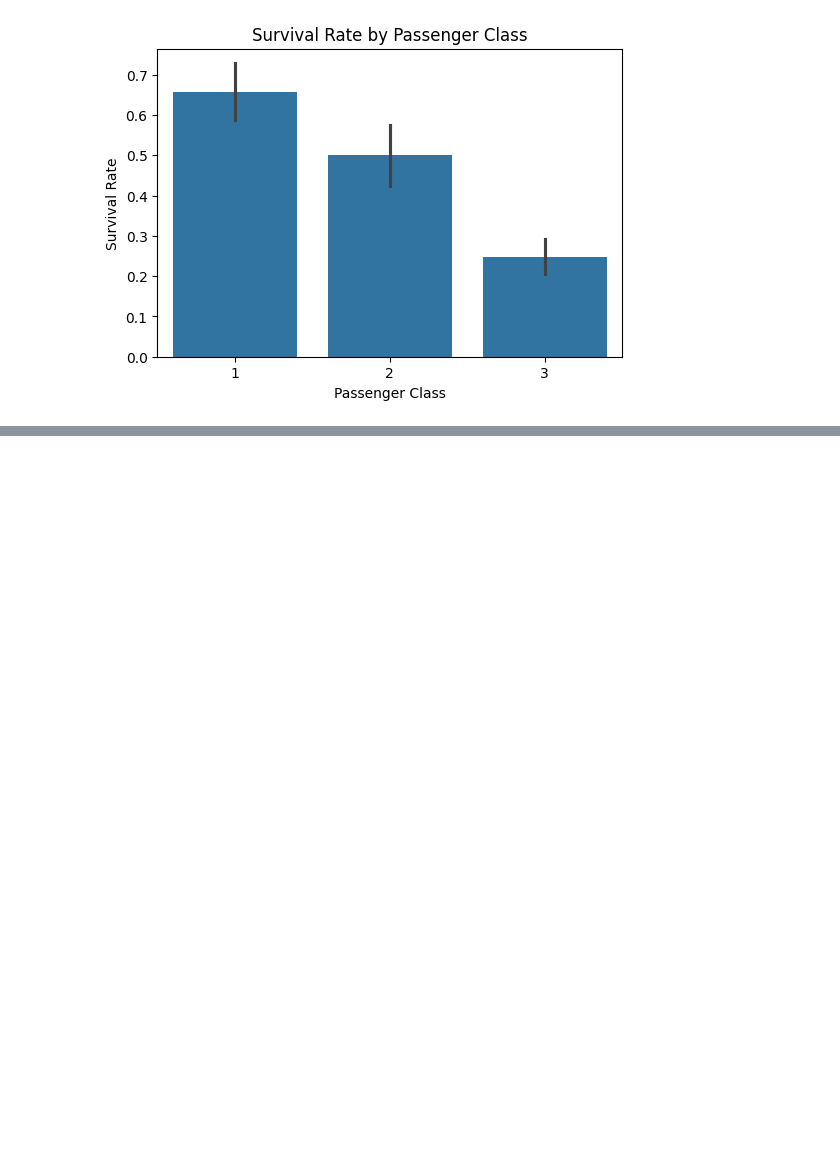
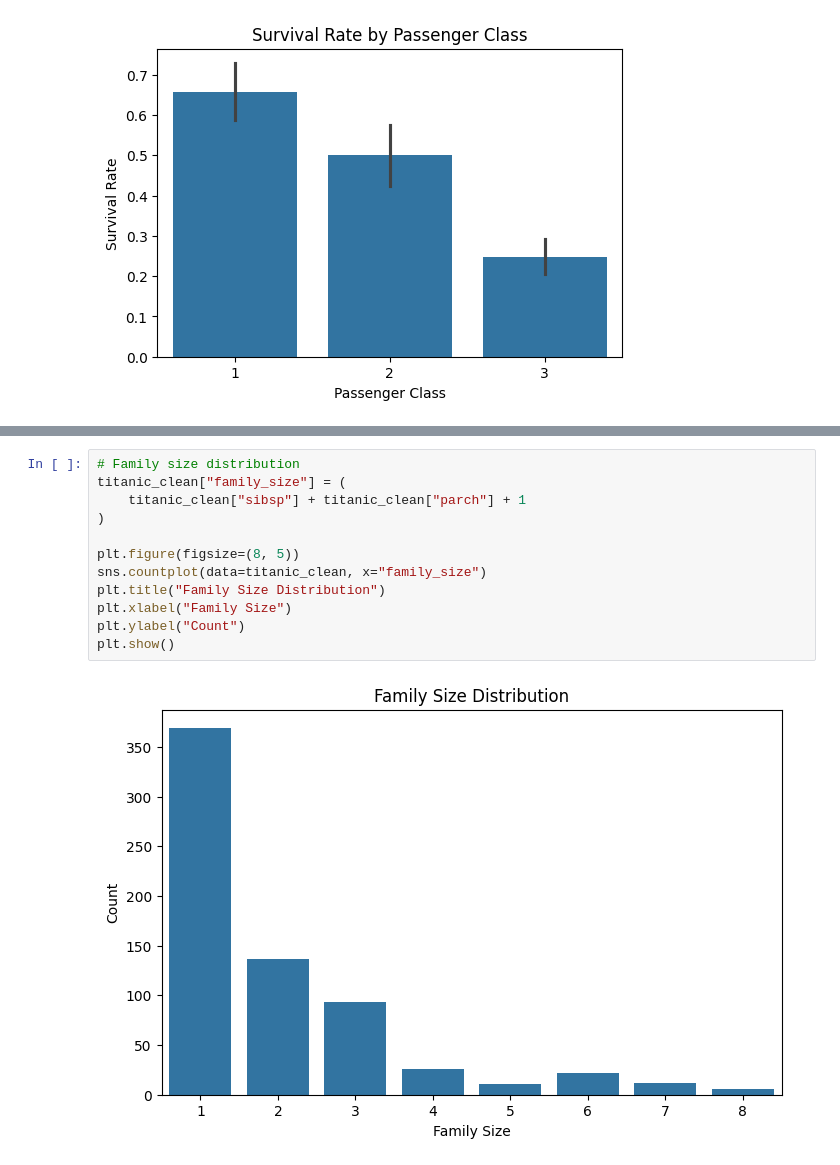
Before and after one commit to jaystingarcia-glitch/datafun-06-eda, a Jupyter notebook: jaystin_eda.ipynb, the cells around one changed output, grey strips where cells are left out. Cells and saved outputs as stored; diff of their text form; blank space fills up the shorter version.

```diff
--- a/jaystin_eda.ipynb
+++ b/jaystin_eda.ipynb
@@ -278,0 +299,14 @@ plt.show()
+# %%
+# Family size distribution
+titanic_clean["family_size"] = (
+    titanic_clean["sibsp"] + titanic_clean["parch"] + 1
+)
+
+plt.figure(figsize=(8, 5))
+sns.countplot(data=titanic_clean, x="family_size")
+plt.title("Family Size Distribution")
+plt.xlabel("Family Size")
+plt.ylabel("Count")
+plt.show()
+# %% [output]
+[figure, added]
```
Also changed, not shown: parts of 2 cells of this notebook.
